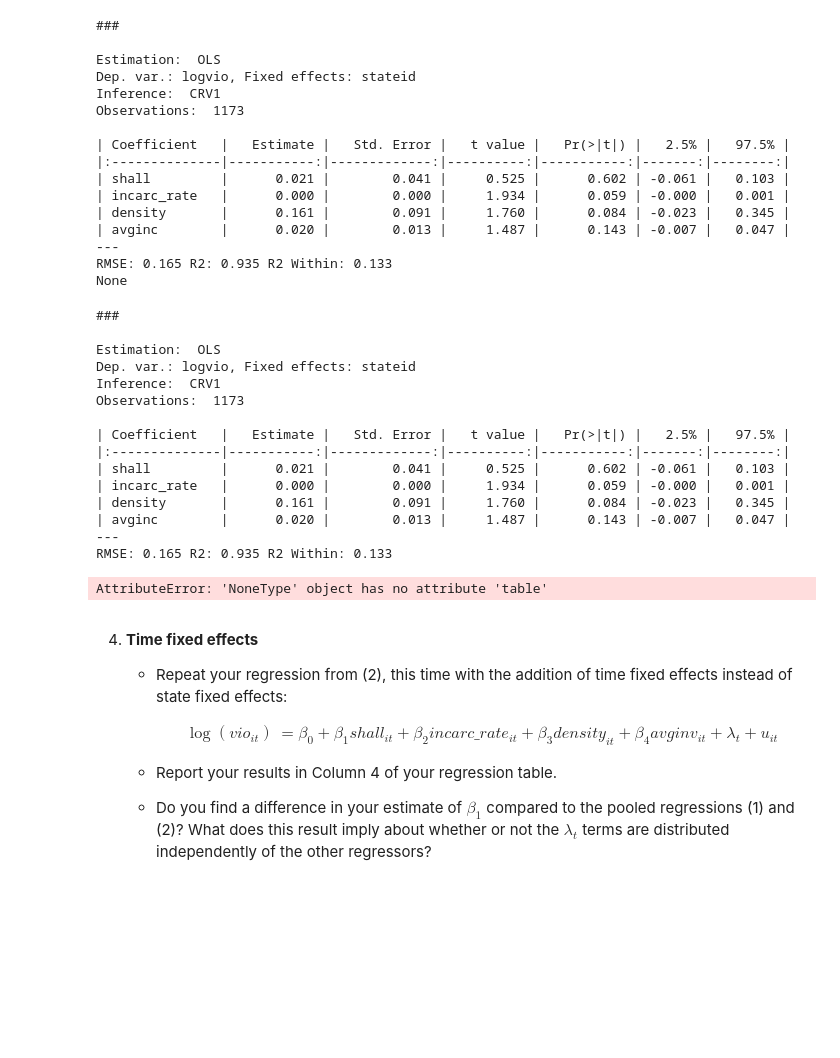
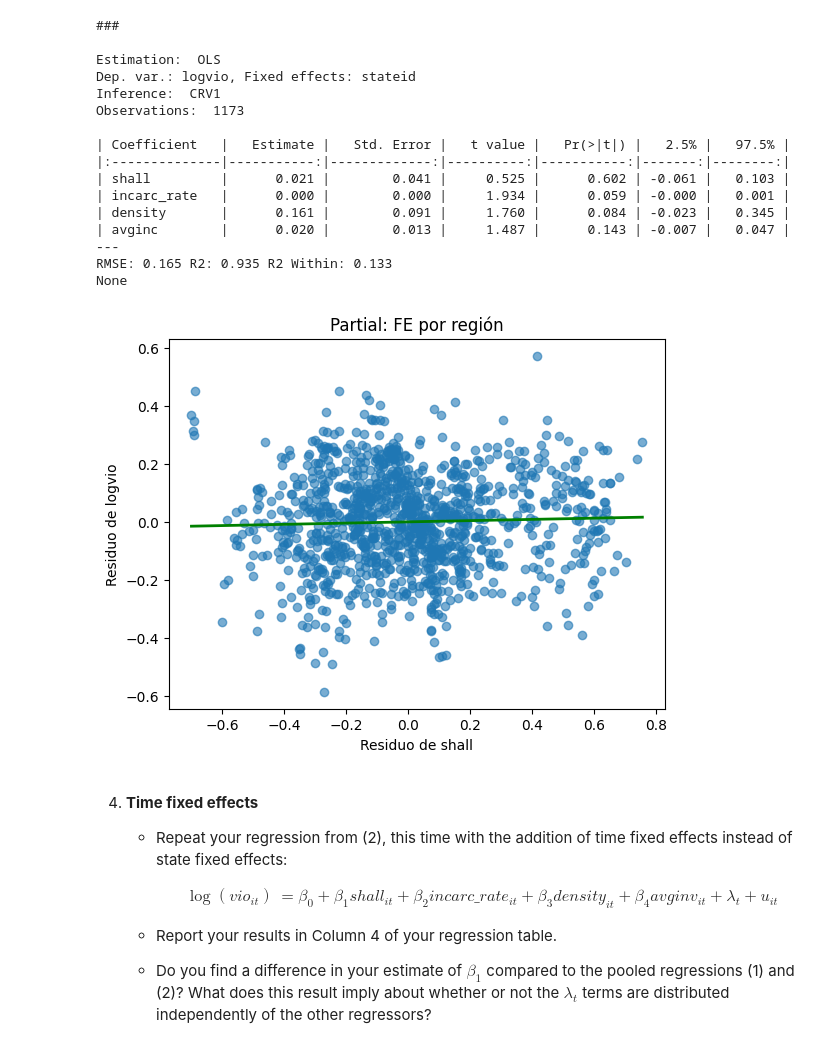
Before and after one commit to cramirezda/micro, a Jupyter notebook: Assignment_6_questions.ipynb, the cells around one changed output. Drawn from its saved outputs; the diff is of its cells as text; code cells hidden in the pictures; blank space fills up the shorter version.

```diff
--- a/Assignment_6_questions.ipynb
+++ b/Assignment_6_questions.ipynb
@@ -194,25 +246,32 @@ Observations:  1173
 ---
 RMSE: 0.165 R2: 0.935 R2 Within: 0.133
 None
-# %%
-model_fe_region.summary().table[1]
-# %% [output]
-###
-
-Estimation:  OLS
-Dep. var.: logvio, Fixed effects: stateid
-Inference:  CRV1
-Observations:  1173
-
-| Coefficient   |   Estimate |   Std. Error |   t value |   Pr(>|t|) |   2.5% |   97.5% |
-|:--------------|-----------:|-------------:|----------:|-----------:|-------:|--------:|
-| shall         |      0.021 |        0.041 |     0.525 |      0.602 | -0.061 |   0.103 |
-| incarc_rate   |      0.000 |        0.000 |     1.934 |      0.059 | -0.000 |   0.001 |
-| density       |      0.161 |        0.091 |     1.760 |      0.084 | -0.023 |   0.345 |
-| avginc        |      0.020 |        0.013 |     1.487 |      0.143 | -0.007 |   0.047 |
----
-RMSE: 0.165 R2: 0.935 R2 Within: 0.133
-AttributeError: 'NoneType' object has no attribute 'table'
+# %%
+# Residuales de la regresión de y sobre controles + region
+res_y = feols('logvio ~ incarc_rate + density + avginc | stateid', data=df).resid()
+# Instead of accessing values, just use res_y as it is already a numpy array
+res_y_values = res_y
+
+# Residuales de shall sobre los mismos controles + region
+res_x = feols('shall     ~ incarc_rate + density + avginc | stateid', data=df).resid()
+# Instead of accessing values, just use res_x as it is already a numpy array
+res_x_values = res_x
+
+# Ajuste de la línea parcial
+coef_par   = np.polyfit(res_x_values, res_y_values, 1)
+x_line     = np.linspace(res_x_values.min(), res_x_values.max(), 100)
+y_line     = coef_par[1] + coef_par[0] * x_line
+
+# Gráfico
+plt.figure()
+plt.scatter(res_x_values, res_y_values, alpha=0.6)
+plt.plot(x_line, y_line, color='green', lw=2)
+plt.title('Partial: FE por región')
+plt.xlabel('Residuo de shall')
+plt.ylabel('Residuo de logvio')
+plt.show()
+# %% [output]
+[figure, added]
 # %% [markdown]
 4. **Time fixed effects**
 
```
Also changed, not shown: parts of 15 cells of this notebook.
